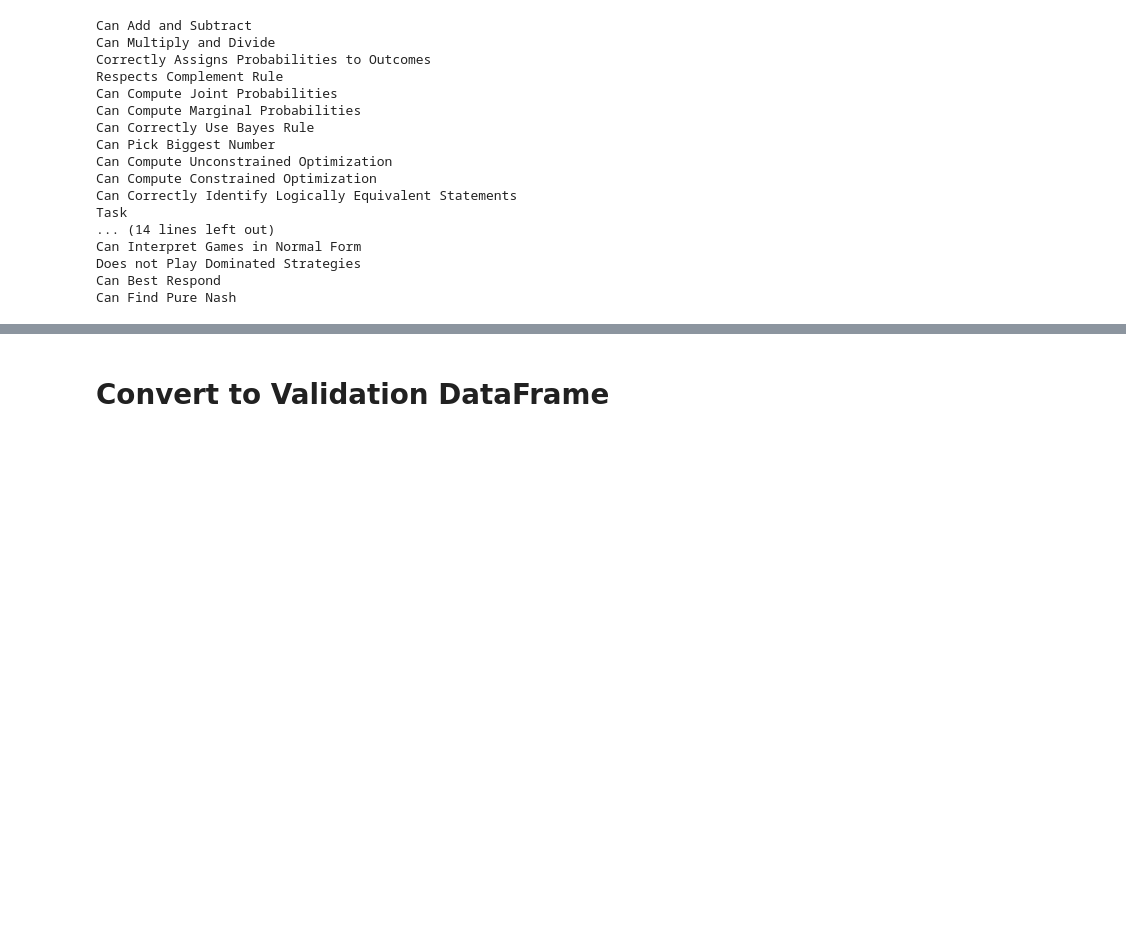
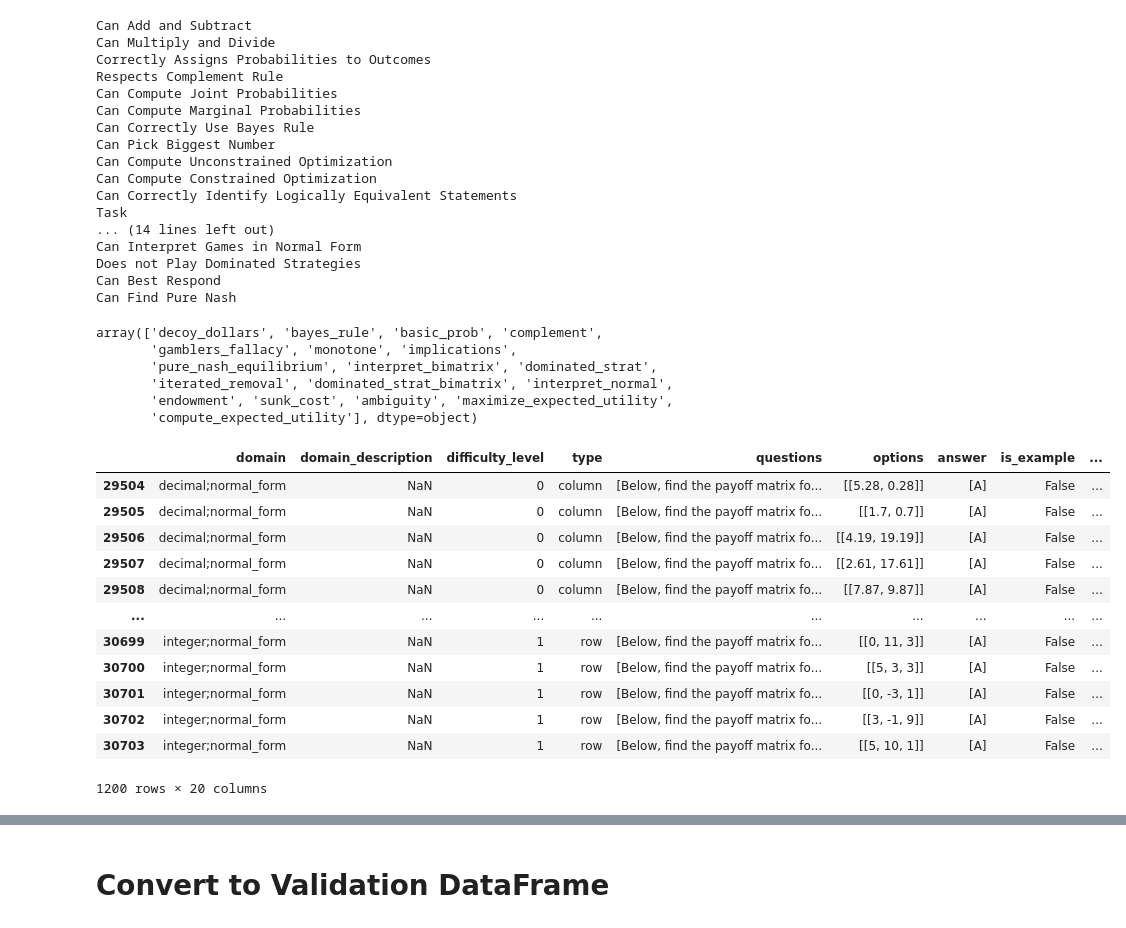
Before and after one commit to narunraman/benchmark_webapp, a Jupyter notebook: data/gen_data.ipynb, the cells around one changed output, grey strips where cells are left out. Drawn from its saved outputs; the diff is of its cells as text; code cells hidden in the pictures; blank space fills up the shorter version.

Commit message:
added new tasks to validate

```diff
--- a/data/gen_data.ipynb
+++ b/data/gen_data.ipynb
@@ -64,3 +111,30 @@ df.reset_index().rename(columns={df.index.name:'task_id'})
 # %%
 # bayes rule may need to have something for it like "has a prior" or something
-df['Dependencies'] = [(None), (0,), (0, 1), (0,), (0, 1, 2), (0, 1, 2), (0, 1, 2), (None), (0, 1), (0, 1), None, None, None, None, (0, 1), (0, 1), (0, 1, 7, 12), (None), (0, 1, 2, 3, 12, 13), (0, 1, 2, 3, 7, 12, 13), (0, 1, 2, 3, 7, 12, 13), (0, 1, 2, 3, 7, 12, 13), (0, 1, 2, 3, 7, 12, 13), (0, 1, 2, 3, 7, 12, 13),  (0, 1, 2, 3, 7, 12, 13), (0, 1, 2, 3, 6), (None), (7, 26), (7, 11, 26), (7, 11, 26)]
+dependencies = {
+    'Add and Subtract': [(None,)],
+    'Multiply and Divide': [(0,)],
+    'Probabilities of Outcomes': [(1,), (0,)],
+    'Complement Rule': [(0,)],
+    'Bayes Rule': [(2, 3), (1,), (0,)],
+    "Gambler's Fallacy": [(2,), (1,), (0,)],
+    'Pick Biggest Number': [(None,)],
+    'Logical Equivalence': [(None,)],
+    'False-Belief': [(None,)],
+    'Secret Information': [(None,)],
+    'Transitivity': [(None,)],
+    'Irrelevant Alternatives': [(None,)],
+    'Sunk Cost Fallacy': [(1,), (0,)],
+    'Endowment Effect': [(1,), (0,)],
+    'Recency and Primacy Bias': [(None,)],
+    'Compute Expected Utility': [(2, 3), (1,), (0,)],
+    'Maximize Expected Utility':  [(2, 3, 6), (1,), (0,)],
+    'Risk Attitude': [(2, 3, 6), (1,), (0,)],
+    'Loss Aversion': [(2, 3, 6), (1,), (0,)],
+    'Ambiguity Aversion': [(2, 3, 6), (1,), (0,)],
+    'Interpret Games': [(None,)],
+    'Dominated Strategies': [(20, 8)],
+    'Iterated Removal': [(21,), (20, 8)],
+    'Pure Nash Equilibrium': [(22,), (21,), (20, 8)],
+    'Subgame-Perfect Nash Equilibrium': [(23,), (22,), (21,), (20, 8)],
+    # None, None, (0, 1), (0, 1), (0, 1, 7, 12), (None), (0, 1, 2, 3, 12, 13), (0, 1, 2, 3, 7, 12, 13), (0, 1, 2, 3, 7, 12, 13), (0, 1, 2, 3, 7, 12, 13), (0, 1, 2, 3, 7, 12, 13), (0, 1, 2, 3, 7, 12, 13),  (0, 1, 2, 3, 7, 12, 13), (0, 1, 2, 3, 6), (None), (7, 26), (7, 11, 26), (7, 11, 26)
+}
@@ -87,0 +141,4 @@ df
+# %%
+# df['task_name'].apply(lambda x: [print(type(dependency_level)) for dependency_level in dependencies[x]])
+df['dependencies'] = df['task_name'].apply(lambda x: [[df.loc[dependency, 'task_name'] if dependency != None else '' for dependency in dependency_level] for dependency_level in dependencies[x]])
+df
@@ -129,3 +205,30 @@ Can Interpret Games in Normal Form
 Does not Play Dominated Strategies
 Can Best Respond
 Can Find Pure Nash
+# %%
+gpt4_ans = pd.read_pickle('results/GPT-4.pkl')
+gpt4_ans.task_name.unique()
+# %% [output]
+array(['decoy_dollars', 'bayes_rule', 'basic_prob', 'complement',
+       'gamblers_fallacy', 'monotone', 'implications',
+       'pure_nash_equilibrium', 'interpret_bimatrix', 'dominated_strat',
+       'iterated_removal', 'dominated_strat_bimatrix', 'interpret_normal',
+       'endowment', 'sunk_cost', 'ambiguity', 'maximize_expected_utility',
+       'compute_expected_utility'], dtype=object)
+# %%
+gpt4_ans['domain'] = gpt4_ans.apply(lambda row: row['domain'] if row['task_name'] not in ['interpret_bimatrix', 'interpret_normal', 'dominated_strat_bimatrix', 'dominated_strat'] else row['domain']+';'+'bimatrix_form' if 'bimatrix' in row['task_name'] else row['domain']+';'+'normal_form', axis = 1)
+gpt4_ans[gpt4_ans.task_name == 'interpret_normal']
+# %% [output]
+|  | domain | domain_description | difficulty_level | type | questions | options | answer | is_example | ... |
+| 29504 | decimal;normal_form | NaN | 0 | column | [Below, find the payoff matrix fo... | [[5.28, 0.28]] | [A] | False | ... |
+| 29505 | decimal;normal_form | NaN | 0 | column | [Below, find the payoff matrix fo... | [[1.7, 0.7]] | [A] | False | ... |
+| 29506 | decimal;normal_form | NaN | 0 | column | [Below, find the payoff matrix fo... | [[4.19, 19.19]] | [A] | False | ... |
+| 29507 | decimal;normal_form | NaN | 0 | column | [Below, find the payoff matrix fo... | [[2.61, 17.61]] | [A] | False | ... |
+| 29508 | decimal;normal_form | NaN | 0 | column | [Below, find the payoff matrix fo... | [[7.87, 9.87]] | [A] | False | ... |
+| ... | ... | ... | ... | ... | ... | ... | ... | ... | ... |
+| 30699 | integer;normal_form | NaN | 1 | row | [Below, find the payoff matrix fo... | [[0, 11, 3]] | [A] | False | ... |
+| 30700 | integer;normal_form | NaN | 1 | row | [Below, find the payoff matrix fo... | [[5, 3, 3]] | [A] | False | ... |
+| 30701 | integer;normal_form | NaN | 1 | row | [Below, find the payoff matrix fo... | [[0, -3, 1]] | [A] | False | ... |
+| 30702 | integer;normal_form | NaN | 1 | row | [Below, find the payoff matrix fo... | [[3, -1, 9]] | [A] | False | ... |
+| 30703 | integer;normal_form | NaN | 1 | row | [Below, find the payoff matrix fo... | [[5, 10, 1]] | [A] | False | ... |
+1200 rows × 20 columns
```
Also changed, not shown: parts of 12 cells of this notebook, 9 other files.
